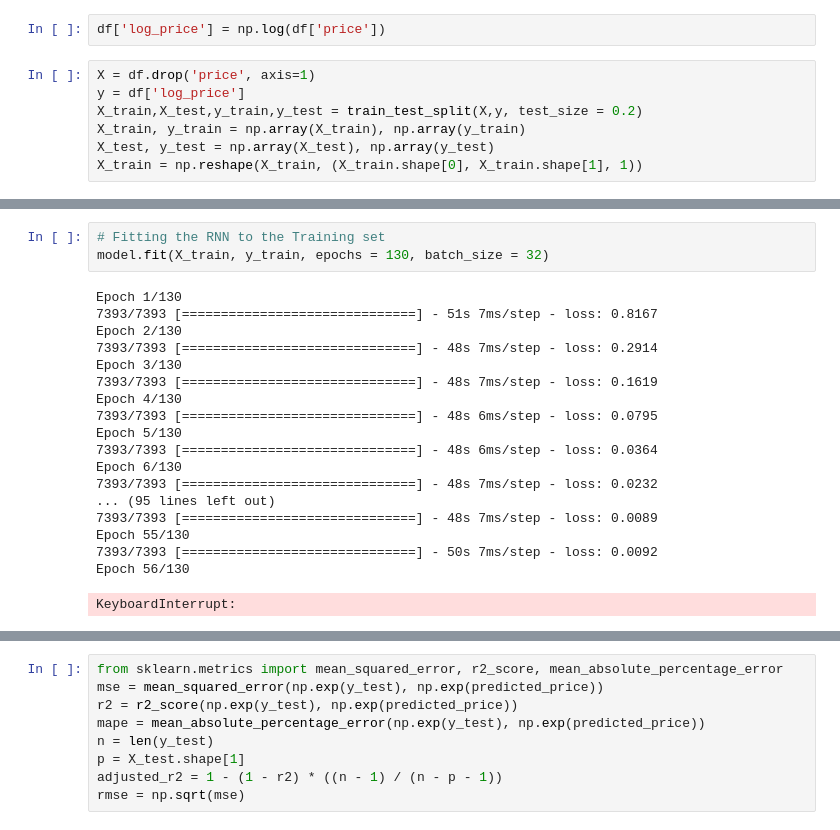
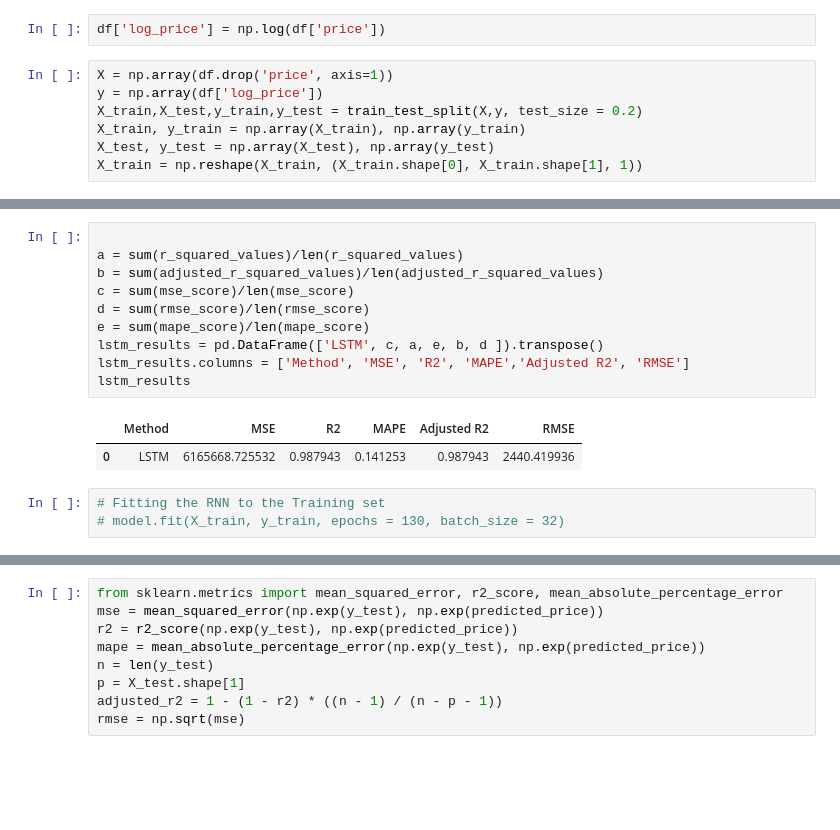
Before and after one commit to calebang/IS460, a Jupyter notebook: 02_Models/02f_KerasLSTM.ipynb, the cells around one changed output, grey strips where cells are left out. Cells and saved outputs as stored; diff of their text form; blank space fills up the shorter version.

```diff
--- a/02_Models/02f_KerasLSTM.ipynb
+++ b/02_Models/02f_KerasLSTM.ipynb
@@ -39,8 +27,8 @@ memory usage: 22.6 MB
 # %%
 df['log_price'] = np.log(df['price'])
 # %%
-X = df.drop('price', axis=1)
-y = df['log_price']
+X = np.array(df.drop('price', axis=1))
+y = np.array(df['log_price'])
 X_train,X_test,y_train,y_test = train_test_split(X,y, test_size = 0.2)
 X_train, y_train = np.array(X_train), np.array(y_train)
 X_test, y_test = np.array(X_test), np.array(y_test)
@@ -67,25 +194,19 @@ model.compile(optimizer = 'adam', loss = 'mean_squared_error')
+# %%
+
+a = sum(r_squared_values)/len(r_squared_values)
+b = sum(adjusted_r_squared_values)/len(adjusted_r_squared_values)
+c = sum(mse_score)/len(mse_score)
+d = sum(rmse_score)/len(rmse_score)
+e = sum(mape_score)/len(mape_score)
+lstm_results = pd.DataFrame(['LSTM', c, a, e, b, d ]).transpose()
+lstm_results.columns = ['Method', 'MSE', 'R2', 'MAPE','Adjusted R2', 'RMSE']
+lstm_results
+# %% [output]
+|  | Method | MSE | R2 | MAPE | Adjusted R2 | RMSE |
+| 0 | LSTM | 6165668.725532 | 0.987943 | 0.141253 | 0.987943 | 2440.419936 |
 # %%
 # Fitting the RNN to the Training set
-model.fit(X_train, y_train, epochs = 130, batch_size = 32)
+# model.fit(X_train, y_train, epochs = 130, batch_size = 32)
-# %% [output]
-Epoch 1/130
-7393/7393 [==============================] - 51s 7ms/step - loss: 0.8167
-Epoch 2/130
-7393/7393 [==============================] - 48s 7ms/step - loss: 0.2914
-Epoch 3/130
-7393/7393 [==============================] - 48s 7ms/step - loss: 0.1619
-Epoch 4/130
-7393/7393 [==============================] - 48s 6ms/step - loss: 0.0795
-Epoch 5/130
-7393/7393 [==============================] - 48s 6ms/step - loss: 0.0364
-Epoch 6/130
-7393/7393 [==============================] - 48s 7ms/step - loss: 0.0232
-... (95 lines left out)
-7393/7393 [==============================] - 48s 7ms/step - loss: 0.0089
-Epoch 55/130
-7393/7393 [==============================] - 50s 7ms/step - loss: 0.0092
-Epoch 56/130
-KeyboardInterrupt:
 # %%
 X_test = np.reshape(X_test, (X_test.shape[0], X_test.shape[1], 1))
 predicted_price = model.predict(X_test)
```
Also changed, not shown: parts of 12 cells of this notebook.
